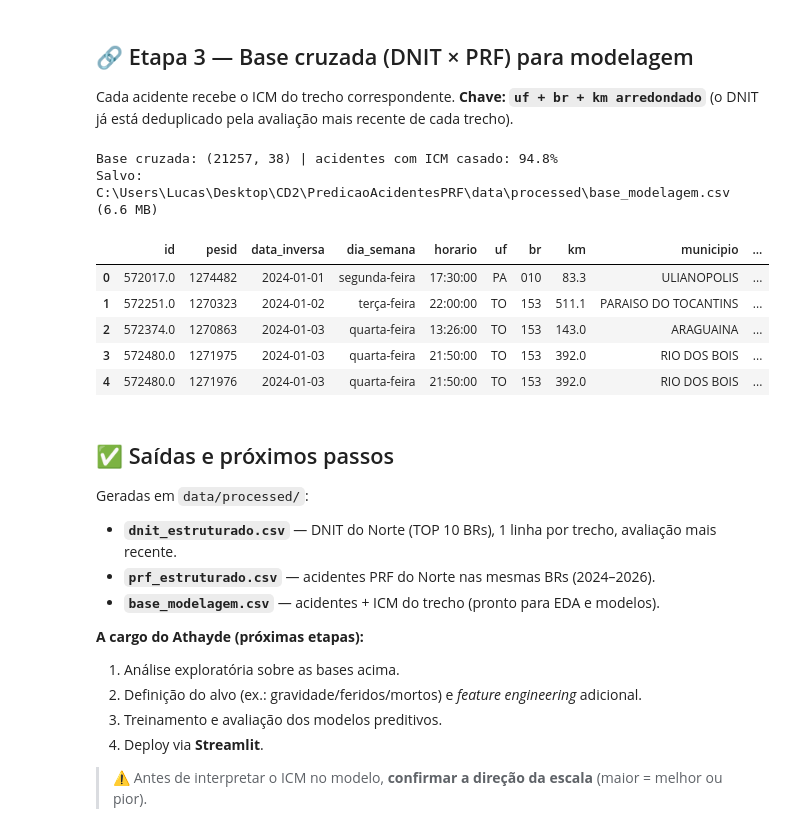
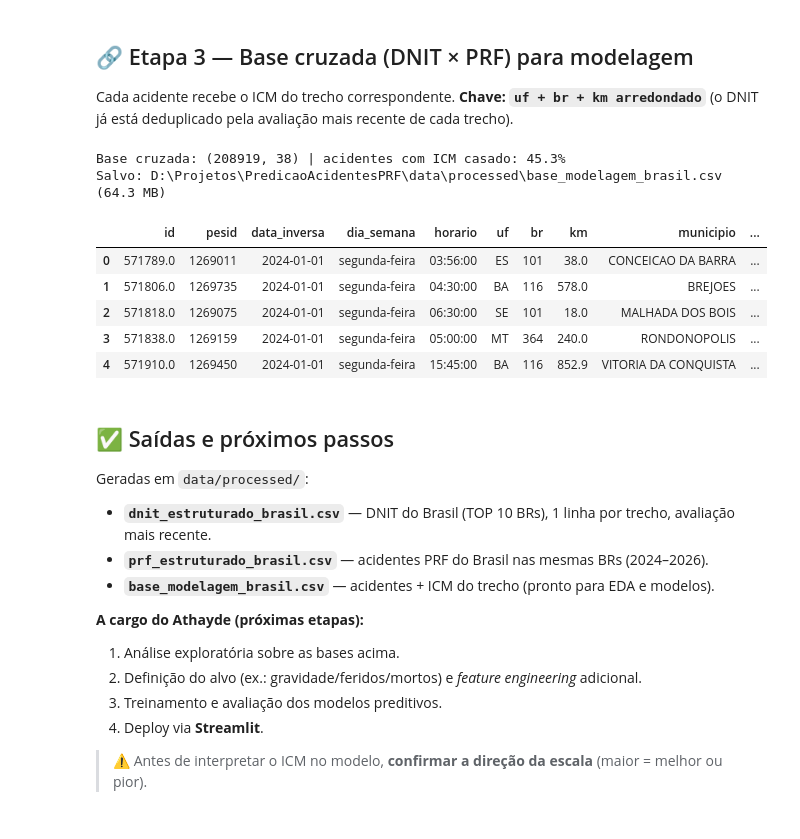
Before and after one commit to athaydegab/PredicaoAcidentesPRF, a Jupyter notebook: notebooks/01_notebook_brasil.ipynb, the cells around one changed output. Drawn from its saved outputs; the diff is of its cells as text; code cells hidden in the pictures.

Commit message:
Padronização de nomenclaturas de Notebook + primeira versão do notebook de modelagem

```diff
--- a/notebooks/notebook_completo.ipynb
+++ b/notebooks/01_notebook_brasil.ipynb
@@ -87,12 +87,12 @@ dnit["br"] = num_br(dnit["rodovia"])
 dnit["ano"] = pd.to_numeric(dnit["ano"], errors="coerce")
 
 # Filtro Norte + janela de anos
-dnit = dnit[dnit["uf"].isin(UFS_NORTE) & dnit["ano"].isin(ANOS)]
+dnit = dnit[dnit["ano"].isin(ANOS)]   # Brasil inteiro: sem filtro de UF
 dnit = dnit.dropna(subset=["br", "km"])
 
 # TOP 10 BRs com MAIS LINHAS (pedido #2)
 TOP_BRS = dnit["br"].value_counts().head(N_TOP_BRS).index.tolist()
-print("TOP 10 BRs (por nº de linhas):", TOP_BRS)
+print("TOP 10 BRs Brasil (por nº de linhas):", TOP_BRS)
 dnit = dnit[dnit["br"].isin(TOP_BRS)]
 # %% [output]
 DNIT: usando arquivo local -> ..\data\raw\dnit_consolidado.csv
@@ -177,7 +177,7 @@ prf["uf"] = prf["uf"].astype(str).str.upper().str.strip()
 prf["br"] = num_br(prf["br"])
 
 # Mesmo recorte do DNIT: Norte + TOP 10 BRs
-prf = prf[prf["uf"].isin(UFS_NORTE) & prf["br"].isin(TOP_BRS)].copy()
+prf = prf[prf["br"].isin(TOP_BRS)].copy()   # Brasil inteiro: filtra só pelas TOP BRs
 
 # Colunas inúteis para o objetivo (coordenadas + administrativas)
 DROP_PRF = ["latitude", "longitude", "regional", "delegacia", "uop"]
@@ -217,37 +217,37 @@ Cada acidente recebe o ICM do trecho correspondente. **Chave: `uf + br + km arre
 # %%
 dnit_key = dnit.copy()
 dnit_key["km_join"] = dnit_key["km"].round().astype("Int64")
 dnit_key = (dnit_key.drop_duplicates(subset=["uf", "br", "km_join"], keep="last")
                     [["uf", "br", "km_join", "icc", "icp", "icm",
                       "cond_pavimento", "cond_conservacao", "cond_pista"]])
 
 prf_key = prf.copy()
 prf_key["km_join"] = prf_key["km"].round().astype("Int64")
 
 base = prf_key.merge(dnit_key, on=["uf", "br", "km_join"], how="left", suffixes=("", "_dnit"))
 cobertura = base["icm"].notna().mean() * 100
 print("Base cruzada:", base.shape, f"| acidentes com ICM casado: {cobertura:.1f}%")
 
-saida_base = PROC / "base_modelagem.csv"
+saida_base = PROC / "base_modelagem_brasil.csv"
 base.to_csv(saida_base, index=False, sep=";", encoding="utf-8-sig")
 print("Salvo:", saida_base.resolve(), f"({saida_base.stat().st_size/1e6:.1f} MB)")
 display(base.head())
 # %% [output]
-Base cruzada: (21257, 38) | acidentes com ICM casado: 94.8%
-Salvo: C:\Users\Lucas\Desktop\CD2\PredicaoAcidentesPRF\data\processed\base_modelagem.csv (6.6 MB)
+Base cruzada: (208919, 38) | acidentes com ICM casado: 45.3%
+Salvo: D:\Projetos\PredicaoAcidentesPRF\data\processed\base_modelagem_brasil.csv (64.3 MB)
 |  | id | pesid | data_inversa | dia_semana | horario | uf | br | km | municipio | ... |
-| 0 | 572017.0 | 1274482 | 2024-01-01 | segunda-feira | 17:30:00 | PA | 010 | 83.3 | ULIANOPOLIS | ... |
-| 1 | 572251.0 | 1270323 | 2024-01-02 | terça-feira | 22:00:00 | TO | 153 | 511.1 | PARAISO DO TOCANTINS | ... |
-| 2 | 572374.0 | 1270863 | 2024-01-03 | quarta-feira | 13:26:00 | TO | 153 | 143.0 | ARAGUAINA | ... |
-| 3 | 572480.0 | 1271975 | 2024-01-03 | quarta-feira | 21:50:00 | TO | 153 | 392.0 | RIO DOS BOIS | ... |
-| 4 | 572480.0 | 1271976 | 2024-01-03 | quarta-feira | 21:50:00 | TO | 153 | 392.0 | RIO DOS BOIS | ... |
+| 0 | 571789.0 | 1269011 | 2024-01-01 | segunda-feira | 03:56:00 | ES | 101 | 38.0 | CONCEICAO DA BARRA | ... |
+| 1 | 571806.0 | 1269735 | 2024-01-01 | segunda-feira | 04:30:00 | BA | 116 | 578.0 | BREJOES | ... |
+| 2 | 571818.0 | 1269075 | 2024-01-01 | segunda-feira | 06:30:00 | SE | 101 | 18.0 | MALHADA DOS BOIS | ... |
+| 3 | 571838.0 | 1269159 | 2024-01-01 | segunda-feira | 05:00:00 | MT | 364 | 240.0 | RONDONOPOLIS | ... |
+| 4 | 571910.0 | 1269450 | 2024-01-01 | segunda-feira | 15:45:00 | BA | 116 | 852.9 | VITORIA DA CONQUISTA | ... |
 # %% [markdown]
 ## ✅ Saídas e próximos passos
 
 Geradas em `data/processed/`:
-- **`dnit_estruturado.csv`** — DNIT do Norte (TOP 10 BRs), 1 linha por trecho, avaliação mais recente.
-- **`prf_estruturado.csv`** — acidentes PRF do Norte nas mesmas BRs (2024–2026).
-- **`base_modelagem.csv`** — acidentes + ICM do trecho (pronto para EDA e modelos).
+- **`dnit_estruturado_brasil.csv`** — DNIT do Brasil (TOP 10 BRs), 1 linha por trecho, avaliação mais recente.
+- **`prf_estruturado_brasil.csv`** — acidentes PRF do Brasil nas mesmas BRs (2024–2026).
+- **`base_modelagem_brasil.csv`** — acidentes + ICM do trecho (pronto para EDA e modelos).
 
 **A cargo do Athayde (próximas etapas):**
 1. Análise exploratória sobre as bases acima.
```
Also changed, not shown: parts of 9 cells of this notebook, 3 other files.
